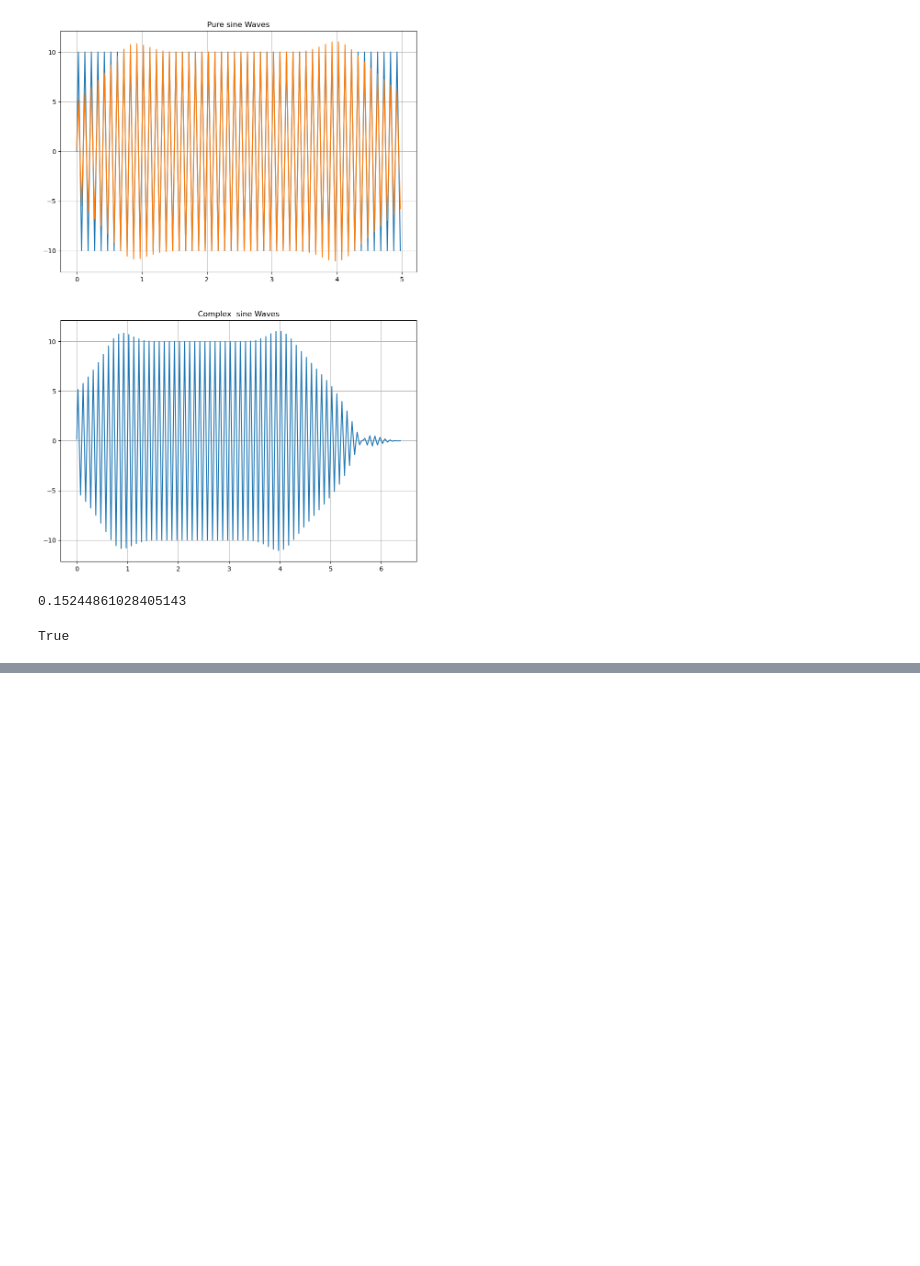
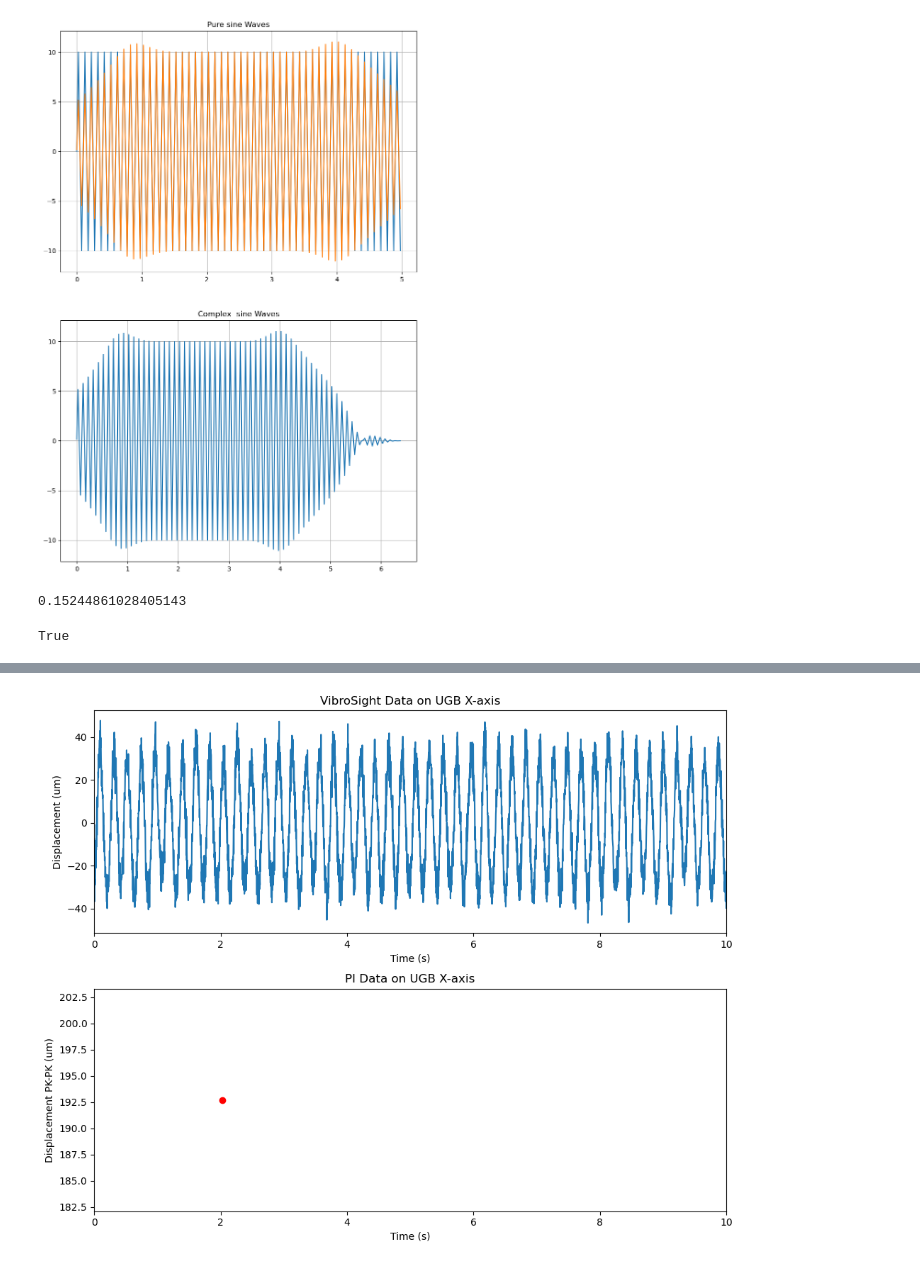
Before and after one commit to mekatronik-achmadi/Predict-CBM, a Jupyter notebook: Vale/TestOlahPy/preliminary_data_analysis/preliminary_data_analysis.ipynb, the cells around one changed output, grey strips where cells are left out. Drawn from its saved outputs; the diff is of its cells as text; code cells hidden in the pictures; blank space fills up the shorter version.

Commit message:
checking the comparison of PI and vibrosigh data

```diff
--- a/Vale/TestOlahPy/preliminary_data_analysis/preliminary_data_analysis.ipynb
+++ b/Vale/TestOlahPy/preliminary_data_analysis/preliminary_data_analysis.ipynb
@@ -536,0 +565,8 @@ True
+# %%
+# checking all columns contains NaN
+print(data_vs.isnull().sum())
+
+# clear all column with NaN input
+data_vs = data_vs.dropna(axis=0)
+data_vs = data_vs.dropna(axis=1)
+data_vs
@@ -536,0 +632,36 @@ True
+# %%
+h = data_pi['Timestamps'][0][11:13]
+h = float(h)
+m = data_pi['Timestamps'][0][14:16]
+m = float(m)
+s = data_pi['Timestamps'][0][17:27]
+s = float(s)
+# %%
+# comparing the data
+
+x_pi = data_pi['Values']
+y_pi = data_pi['Values 1']
+t_pi = s - 48
+
+x_vs = data_vs['UGB-X-Disp']
+y_vs = data_vs['UGB-Y-Disp']
+t_vs = data_vs['UGB-X-Time']
+
+fig = plt.figure(figsize=(10, 8))
+ax = fig.add_subplot(211)
+ax.plot(t_vs, x_vs)
+ax.set_xlabel("Time (s)")
+ax.set_xlim([0, 10])
+ax.set_ylabel("Displacement (um)")
+ax.set_title("VibroSight Data on UGB X-axis")
+
+ax = fig.add_subplot(212)
+ax.plot(t_pi, x_pi, 'ro')
+ax.set_xlabel("Time (s)")
+ax.set_xlim([0, 10])
+ax.set_ylabel("Displacement PK-PK (um)")
+ax.set_title("PI Data on UGB X-axis")
+
+fig.tight_layout()
+# %% [output]
+[figure, added]
```
Also changed, not shown: parts of 6 cells of this notebook.
